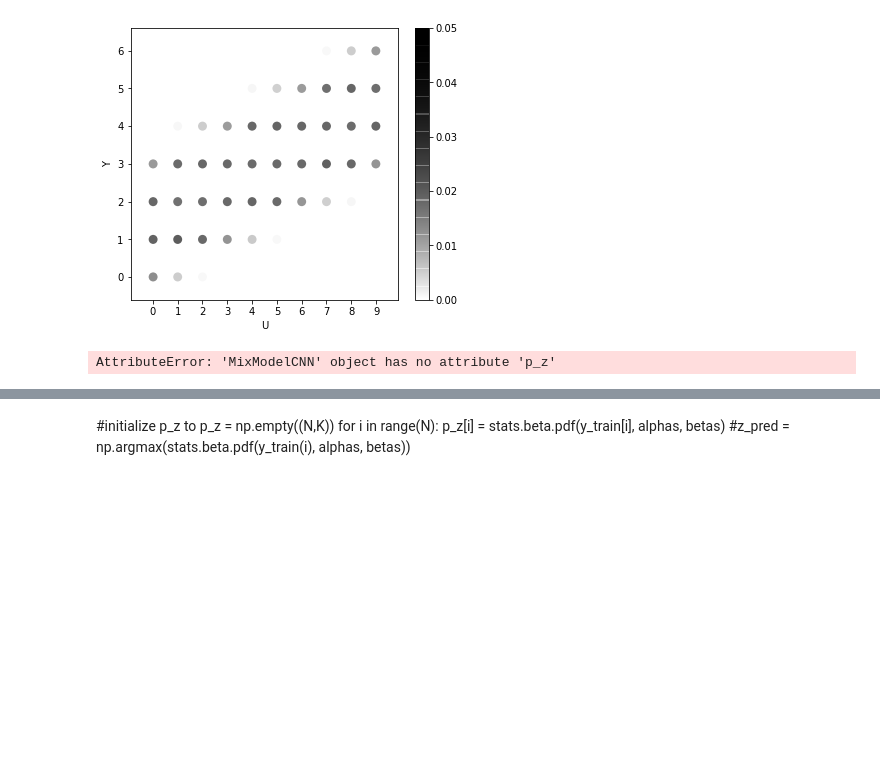
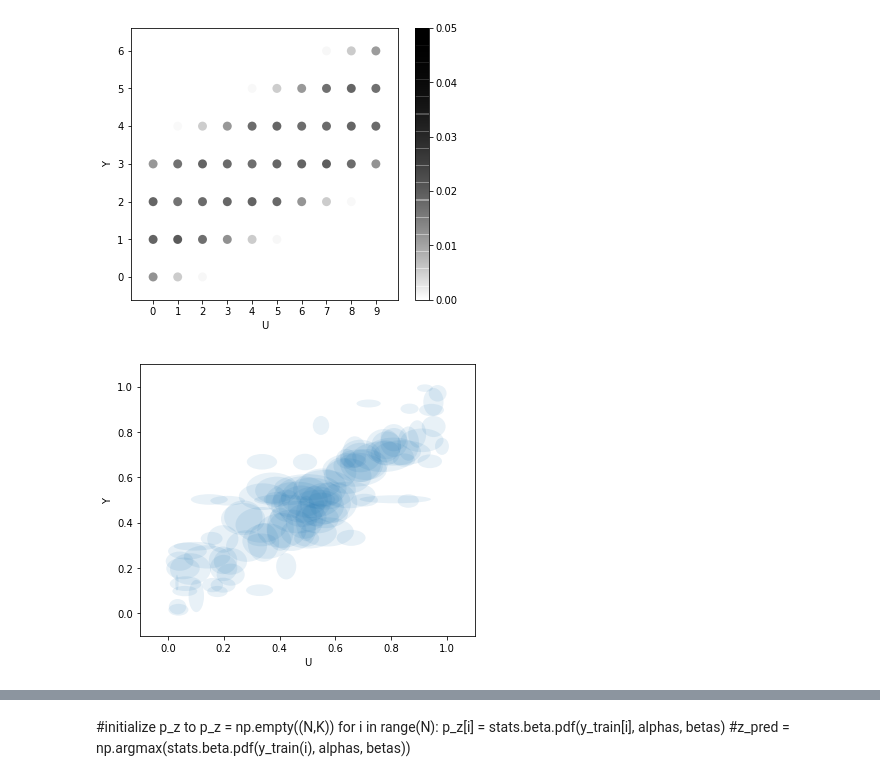
Before and after one commit to clintonjwang/conditional_nets, a Jupyter notebook: mnist_model.ipynb, the cells around one changed output, grey strips where cells are left out. Drawn from its saved outputs; the diff is of its cells as text; code cells hidden in the pictures; blank space fills up the shorter version.

```diff
--- a/mnist_model.ipynb
+++ b/mnist_model.ipynb
@@ -405,15 +437,12 @@ plt.ylabel('Y');
 # %% [output]
 [figure]
 # %%
-def plot_beta_2d_pdf(a1,b1,a2,b2, p_z=None):
-    a1 = cuda_to_np(a1)
-    b1 = cuda_to_np(b1)
-    a2 = cuda_to_np(a2)
-    b2 = cuda_to_np(b2)
-    mu_X = stats.beta.mean(a1,b1)
-    mu_Y = stats.beta.mean(a2,b2)
-    sig_X = stats.beta.var(a1,b1)**.5
-    sig_Y = stats.beta.var(a2,b2)**.5
+def plot_beta_2d_pdf(model):
+    a_u, b_u, a_y, b_y = model.get_ab(cuda=False)
+    mu_X = stats.beta.mean(a_u,b_u)
+    mu_Y = stats.beta.mean(a_y,b_y)
+    sig_X = stats.beta.var(a_u,b_u)**.5
+    sig_Y = stats.beta.var(a_y,b_y)**.5
 
     fig, ax = plt.subplots(figsize=(6,5))
 
@@ -422,24 +451,24 @@ def plot_beta_2d_pdf(a1,b1,a2,b2, p_z=None):
         ell = Ellipse((x1, y1), rx, ry)
         patches.append(ell)
 
-    p = PatchCollection(patches)
+    p = PatchCollection(patches, alpha=.1)
 
-    if p_z is not None:
+    """if p_z is not None:
         p_z = cuda_to_np(p_z)
         p.set_array(np.array(p_z/sig_X/sig_Y))
         p.set_cmap(alpha_cm)
-        #p.set_clim(0, round(np.max(p_z/sig_X/sig_Y)))
+        #p.set_clim(0, round(np.max(p_z/sig_X/sig_Y)))"""
 
     ax.add_collection(p)
-    if p_z is not None:
-        fig.colorbar(p, ax=ax)
+    #if p_z is not None:
+    #    fig.colorbar(p, ax=ax)
 
     plt.xlim(-.1,1.1)
     plt.ylim(-.1,1.1)
 # %%
-plot_beta_2d_pdf(model.a_u, model.b_u, model.a_y, model.b_y, model.p_z)
+plot_beta_2d_pdf(model)
 plt.xlabel('U');
 plt.ylabel('Y');
 # %% [output]
-AttributeError: 'MixModelCNN' object has no attribute 'p_z'
+[figure, added]
 # %%
```
Also changed, not shown: parts of 13 cells of this notebook, 1 other file.
